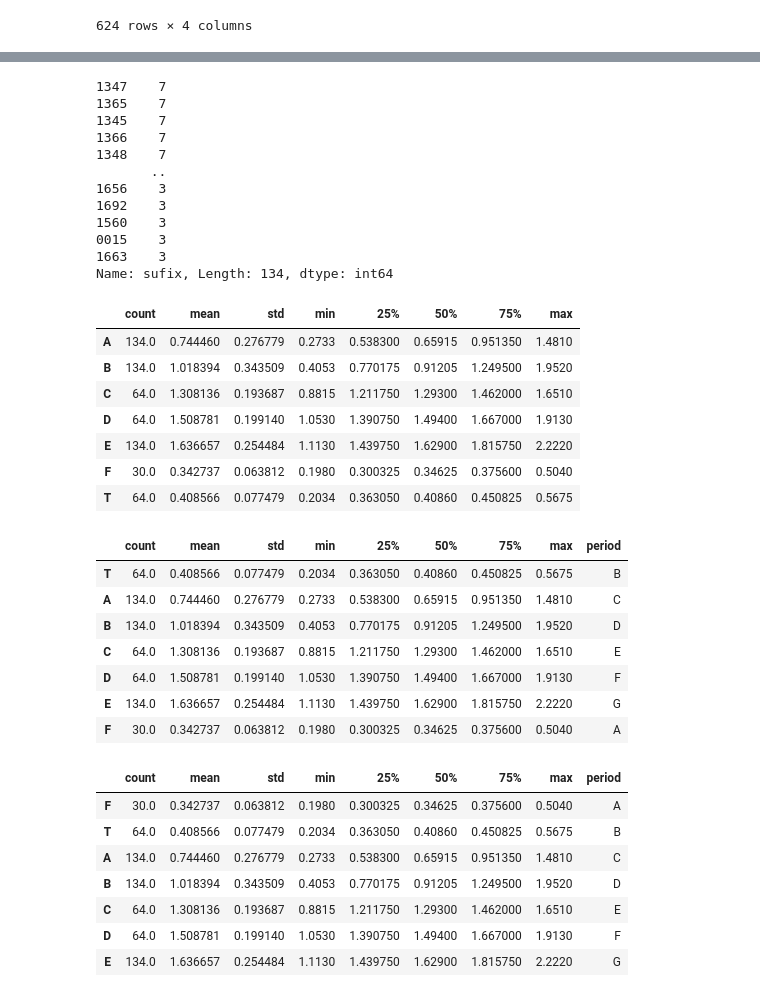
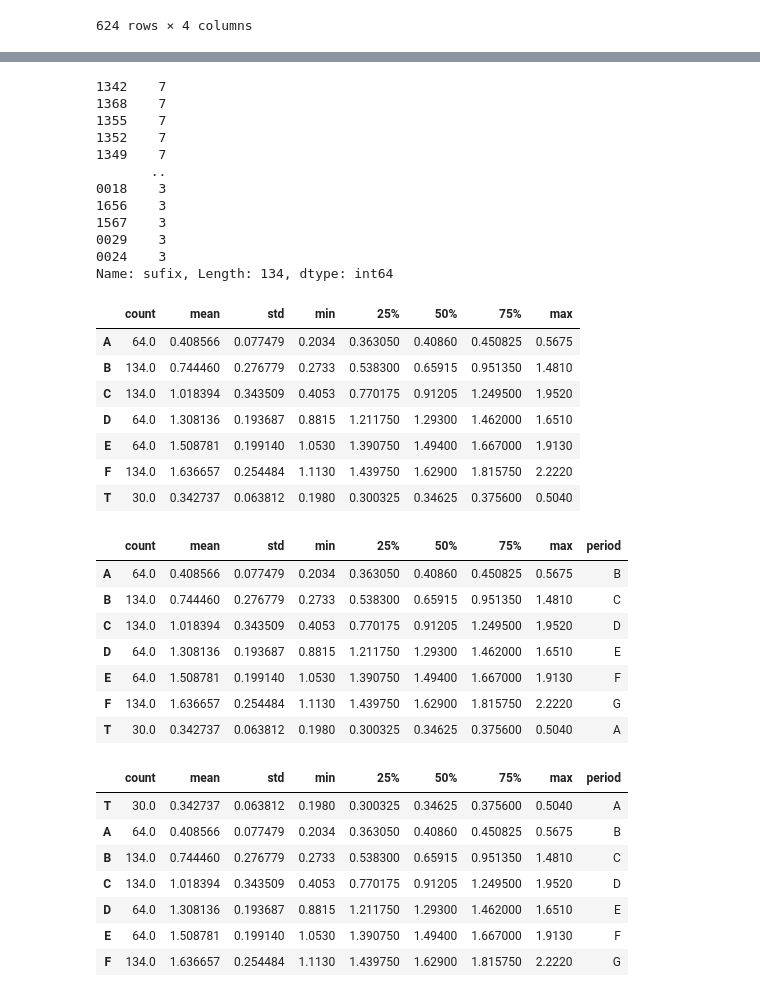
Before and after one commit to mmszhezhi/corn, a Jupyter notebook: analysis.ipynb, the cells around one changed output, grey strips where cells are left out. Drawn from its saved outputs; the diff is of its cells as text; code cells hidden in the pictures.

```diff
--- a/analysis.ipynb
+++ b/analysis.ipynb
@@ -5,6 +5,6 @@ import os,sys,glob
 import plotly.express as px
 import plotly.graph_objs as go
 # %%
-df = pd.read_excel("imgandlai/labels.xls")
+df = pd.read_excel("labels.xls")
 # %%
 t= df.describe()
@@ -65,17 +51,17 @@ Name: group, dtype: int64
 # %%
 df["sufix"].value_counts()
 # %% [output]
-1347    7
-1365    7
-1345    7
-1366    7
-1348    7
+1342    7
+1368    7
+1355    7
+1352    7
+1349    7
        ..
+0018    3
 1656    3
-1692    3
-1560    3
-0015    3
-1663    3
+1567    3
+0029    3
+0024    3
 Name: sufix, Length: 134, dtype: int64
 # %%
 total = []
@@ -87,45 +73,43 @@ for gname,g in df.groupby(by=["group"]):
 gdf = pd.concat(total,axis=1)
 # %%
 gdf = gdf.T
-# %%
-gdf.index = list("TABCDEF")
 # %%
-gdf.sort_index()
+gdf
 # %% [output]
 |  | count | mean | std | min | 25% | 50% | 75% | max |
-| A | 134.0 | 0.744460 | 0.276779 | 0.2733 | 0.538300 | 0.65915 | 0.951350 | 1.4810 |
-| B | 134.0 | 1.018394 | 0.343509 | 0.4053 | 0.770175 | 0.91205 | 1.249500 | 1.9520 |
-| C | 64.0 | 1.308136 | 0.193687 | 0.8815 | 1.211750 | 1.29300 | 1.462000 | 1.6510 |
-| D | 64.0 | 1.508781 | 0.199140 | 1.0530 | 1.390750 | 1.49400 | 1.667000 | 1.9130 |
-| E | 134.0 | 1.636657 | 0.254484 | 1.1130 | 1.439750 | 1.62900 | 1.815750 | 2.2220 |
-| F | 30.0 | 0.342737 | 0.063812 | 0.1980 | 0.300325 | 0.34625 | 0.375600 | 0.5040 |
-| T | 64.0 | 0.408566 | 0.077479 | 0.2034 | 0.363050 | 0.40860 | 0.450825 | 0.5675 |
+| A | 64.0 | 0.408566 | 0.077479 | 0.2034 | 0.363050 | 0.40860 | 0.450825 | 0.5675 |
+| B | 134.0 | 0.744460 | 0.276779 | 0.2733 | 0.538300 | 0.65915 | 0.951350 | 1.4810 |
+| C | 134.0 | 1.018394 | 0.343509 | 0.4053 | 0.770175 | 0.91205 | 1.249500 | 1.9520 |
+| D | 64.0 | 1.308136 | 0.193687 | 0.8815 | 1.211750 | 1.29300 | 1.462000 | 1.6510 |
+| E | 64.0 | 1.508781 | 0.199140 | 1.0530 | 1.390750 | 1.49400 | 1.667000 | 1.9130 |
+| F | 134.0 | 1.636657 | 0.254484 | 1.1130 | 1.439750 | 1.62900 | 1.815750 | 2.2220 |
+| T | 30.0 | 0.342737 | 0.063812 | 0.1980 | 0.300325 | 0.34625 | 0.375600 | 0.5040 |
 # %%
 gdf["period"] = list("BCDEFGA")
 # %%
 gdf
 # %% [output]
 |  | count | mean | std | min | 25% | 50% | 75% | max | period |
-| T | 64.0 | 0.408566 | 0.077479 | 0.2034 | 0.363050 | 0.40860 | 0.450825 | 0.5675 | B |
-| A | 134.0 | 0.744460 | 0.276779 | 0.2733 | 0.538300 | 0.65915 | 0.951350 | 1.4810 | C |
-| B | 134.0 | 1.018394 | 0.343509 | 0.4053 | 0.770175 | 0.91205 | 1.249500 | 1.9520 | D |
-| C | 64.0 | 1.308136 | 0.193687 | 0.8815 | 1.211750 | 1.29300 | 1.462000 | 1.6510 | E |
-| D | 64.0 | 1.508781 | 0.199140 | 1.0530 | 1.390750 | 1.49400 | 1.667000 | 1.9130 | F |
-| E | 134.0 | 1.636657 | 0.254484 | 1.1130 | 1.439750 | 1.62900 | 1.815750 | 2.2220 | G |
-| F | 30.0 | 0.342737 | 0.063812 | 0.1980 | 0.300325 | 0.34625 | 0.375600 | 0.5040 | A |
+| A | 64.0 | 0.408566 | 0.077479 | 0.2034 | 0.363050 | 0.40860 | 0.450825 | 0.5675 | B |
+| B | 134.0 | 0.744460 | 0.276779 | 0.2733 | 0.538300 | 0.65915 | 0.951350 | 1.4810 | C |
+| C | 134.0 | 1.018394 | 0.343509 | 0.4053 | 0.770175 | 0.91205 | 1.249500 | 1.9520 | D |
+| D | 64.0 | 1.308136 | 0.193687 | 0.8815 | 1.211750 | 1.29300 | 1.462000 | 1.6510 | E |
+| E | 64.0 | 1.508781 | 0.199140 | 1.0530 | 1.390750 | 1.49400 | 1.667000 | 1.9130 | F |
+| F | 134.0 | 1.636657 | 0.254484 | 1.1130 | 1.439750 | 1.62900 | 1.815750 | 2.2220 | G |
+| T | 30.0 | 0.342737 | 0.063812 | 0.1980 | 0.300325 | 0.34625 | 0.375600 | 0.5040 | A |
 # %%
 gdf.sort_values(["period"],inplace=True)
 # %%
 gdf
 # %% [output]
 |  | count | mean | std | min | 25% | 50% | 75% | max | period |
-| F | 30.0 | 0.342737 | 0.063812 | 0.1980 | 0.300325 | 0.34625 | 0.375600 | 0.5040 | A |
-| T | 64.0 | 0.408566 | 0.077479 | 0.2034 | 0.363050 | 0.40860 | 0.450825 | 0.5675 | B |
-| A | 134.0 | 0.744460 | 0.276779 | 0.2733 | 0.538300 | 0.65915 | 0.951350 | 1.4810 | C |
-| B | 134.0 | 1.018394 | 0.343509 | 0.4053 | 0.770175 | 0.91205 | 1.249500 | 1.9520 | D |
-| C | 64.0 | 1.308136 | 0.193687 | 0.8815 | 1.211750 | 1.29300 | 1.462000 | 1.6510 | E |
-| D | 64.0 | 1.508781 | 0.199140 | 1.0530 | 1.390750 | 1.49400 | 1.667000 | 1.9130 | F |
-| E | 134.0 | 1.636657 | 0.254484 | 1.1130 | 1.439750 | 1.62900 | 1.815750 | 2.2220 | G |
+| T | 30.0 | 0.342737 | 0.063812 | 0.1980 | 0.300325 | 0.34625 | 0.375600 | 0.5040 | A |
+| A | 64.0 | 0.408566 | 0.077479 | 0.2034 | 0.363050 | 0.40860 | 0.450825 | 0.5675 | B |
+| B | 134.0 | 0.744460 | 0.276779 | 0.2733 | 0.538300 | 0.65915 | 0.951350 | 1.4810 | C |
+| C | 134.0 | 1.018394 | 0.343509 | 0.4053 | 0.770175 | 0.91205 | 1.249500 | 1.9520 | D |
+| D | 64.0 | 1.308136 | 0.193687 | 0.8815 | 1.211750 | 1.29300 | 1.462000 | 1.6510 | E |
+| E | 64.0 | 1.508781 | 0.199140 | 1.0530 | 1.390750 | 1.49400 | 1.667000 | 1.9130 | F |
+| F | 134.0 | 1.636657 | 0.254484 | 1.1130 | 1.439750 | 1.62900 | 1.815750 | 2.2220 | G |
 # %%
 gdf.to_csv("summary.csv")
 # %%
```
Also changed, not shown: parts of 5 cells of this notebook, 7 other files.
